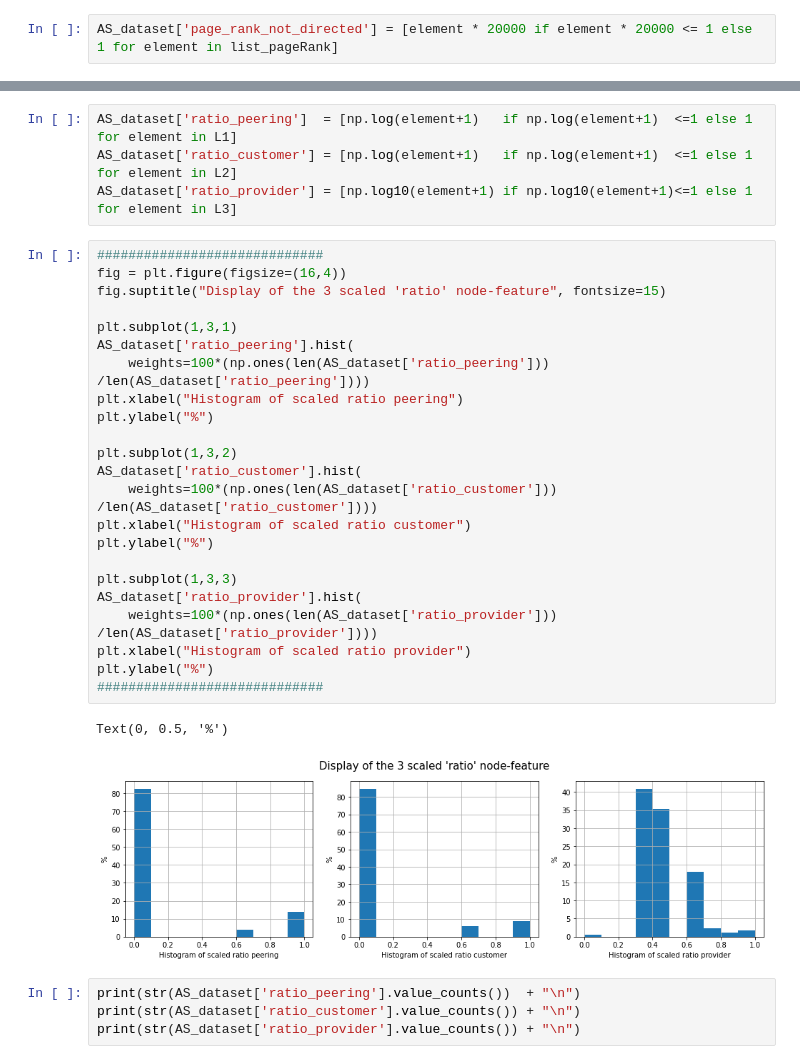
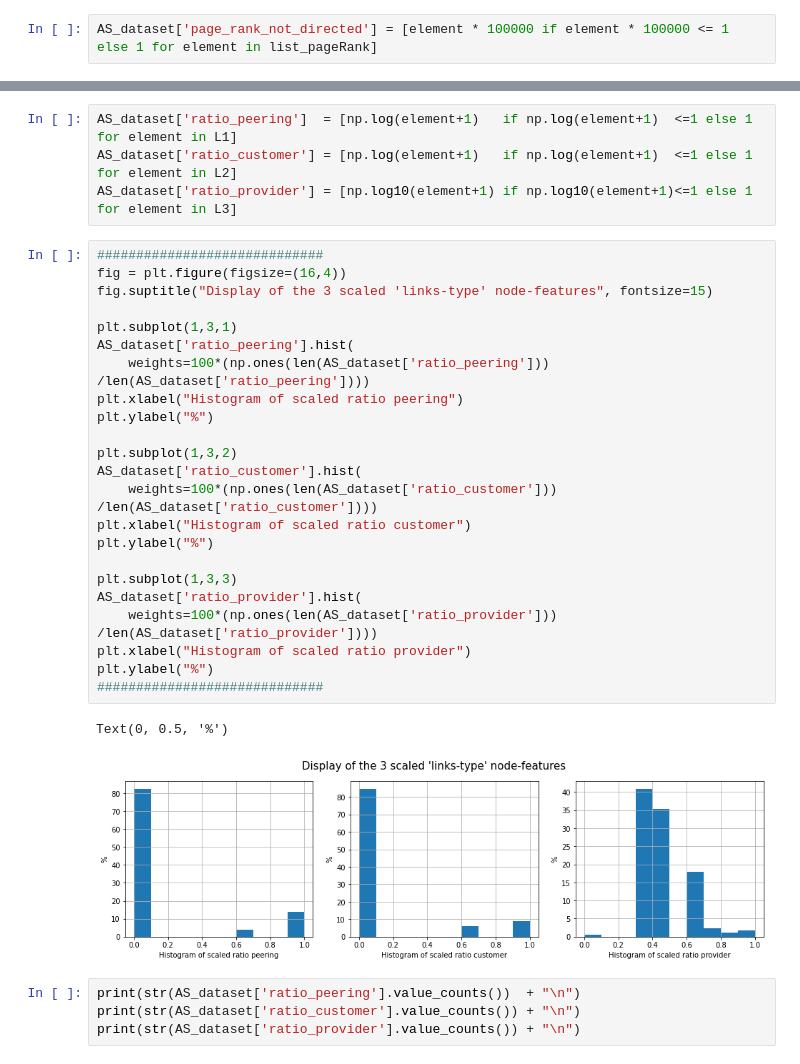
Before and after one commit to Viperine2022/projet_long_GCN_internet, a Jupyter notebook: IMPLANTATION/CAIDA/data_scaling.ipynb, the cells around one changed output, grey strips where cells are left out. Drawn from its saved outputs; the diff is of its cells as text.

```diff
--- a/IMPLANTATION/CAIDA/data_scaling.ipynb
+++ b/IMPLANTATION/CAIDA/data_scaling.ipynb
@@ -87,7 +87,7 @@ Name: page_rank_not_directed, dtype: float64
 Text(0, 0.5, '%')
 [figure]
 # %%
-AS_dataset['page_rank_not_directed'] = [element * 20000 if element * 20000 <= 1 else 1 for element in list_pageRank]
+AS_dataset['page_rank_not_directed'] = [element * 100000 if element * 100000 <= 1 else 1 for element in list_pageRank]
 # %%
 print("Distribution of " + "\033[1m" + "scaled" + "\033[0m" + " page_rank_not_directed node-feature :")
 print("\n*********************************************")
@@ -328,29 +378,29 @@ AS_dataset['ratio_provider'] = [np.log10(element+1) if np.log10(element+1)<=1 el
 # %%
 #############################
 fig = plt.figure(figsize=(16,4))
-fig.suptitle("Display of the 3 scaled 'ratio' node-feature", fontsize=15)
+fig.suptitle("Display of the 3 scaled 'links-type' node-features", fontsize=15)
 
 plt.subplot(1,3,1)
 AS_dataset['ratio_peering'].hist(
     weights=100*(np.ones(len(AS_dataset['ratio_peering'])) /len(AS_dataset['ratio_peering'])))
 plt.xlabel("Histogram of scaled ratio peering")
 plt.ylabel("%")
 
 plt.subplot(1,3,2)
 AS_dataset['ratio_customer'].hist(
     weights=100*(np.ones(len(AS_dataset['ratio_customer'])) /len(AS_dataset['ratio_customer'])))
 plt.xlabel("Histogram of scaled ratio customer")
 plt.ylabel("%")
 
 plt.subplot(1,3,3)
 AS_dataset['ratio_provider'].hist(
     weights=100*(np.ones(len(AS_dataset['ratio_provider'])) /len(AS_dataset['ratio_provider'])))
 plt.xlabel("Histogram of scaled ratio provider")
 plt.ylabel("%")
 #############################
 # %% [output]
 Text(0, 0.5, '%')
-[figure, old version]
+[figure, new version]
 # %%
 print(str(AS_dataset['ratio_peering'].value_counts())  + "\n")
 print(str(AS_dataset['ratio_customer'].value_counts()) + "\n")
```
Also changed, not shown: parts of 6 cells of this notebook, 1 other file.
